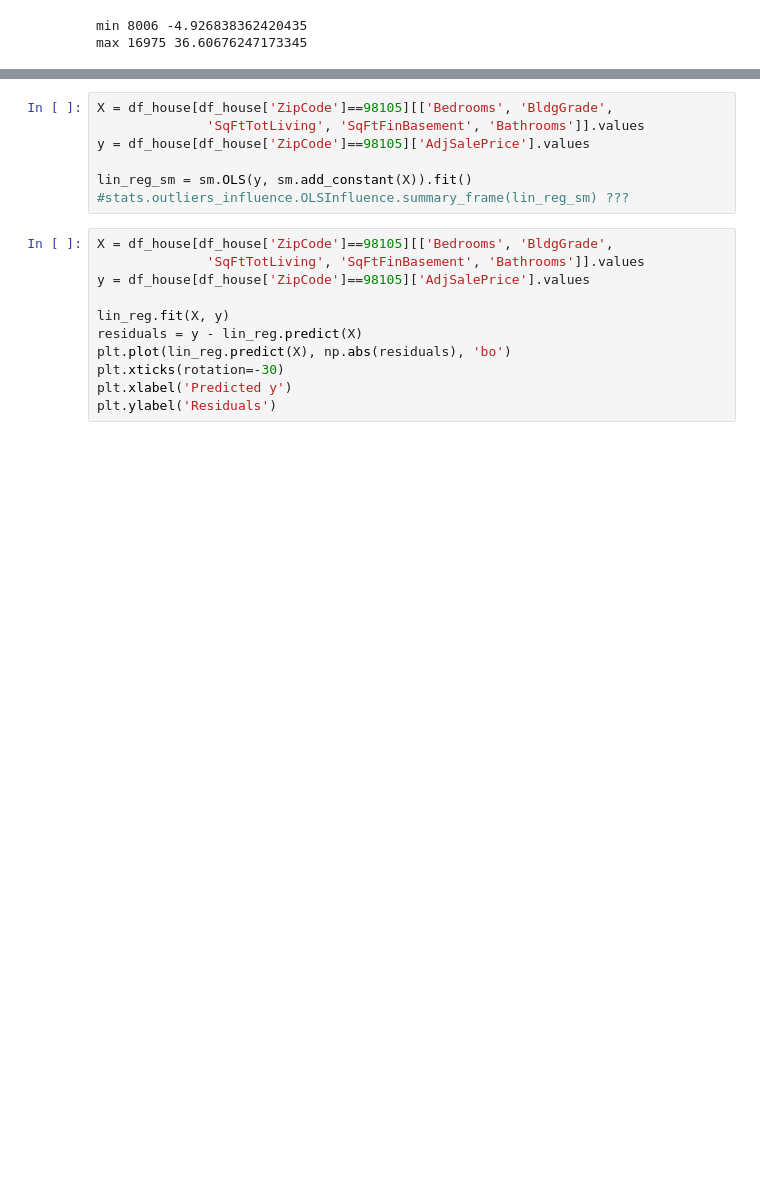
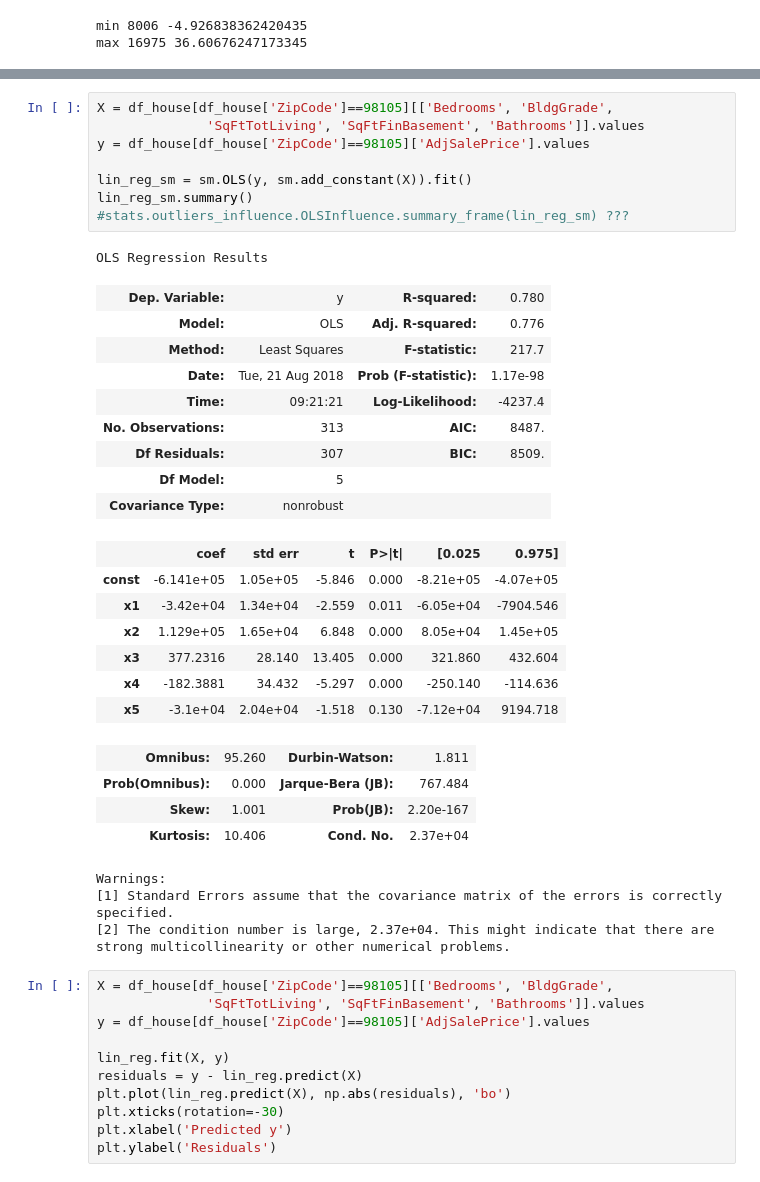
Before and after one commit to MingliangZhou/stat_ds, a Jupyter notebook: code/ch_4.ipynb, the cells around one changed output, grey strips where cells are left out. Drawn from its saved outputs; the diff is of its cells as text; blank space fills up the shorter version.

```diff
--- a/code/ch_4.ipynb
+++ b/code/ch_4.ipynb
@@ -540,10 +538,37 @@ plt.yscale('log', nonposy='clip')
 # %%
 X = df_house[df_house['ZipCode']==98105][['Bedrooms', 'BldgGrade',
               'SqFtTotLiving', 'SqFtFinBasement', 'Bathrooms']].values
 y = df_house[df_house['ZipCode']==98105]['AdjSalePrice'].values
 
 lin_reg_sm = sm.OLS(y, sm.add_constant(X)).fit()
+lin_reg_sm.summary()
 #stats.outliers_influence.OLSInfluence.summary_frame(lin_reg_sm) ???
+# %% [output]
+OLS Regression Results
+| Dep. Variable: | y | R-squared: | 0.780 |
+| Model: | OLS | Adj. R-squared: | 0.776 |
+| Method: | Least Squares | F-statistic: | 217.7 |
+| Date: | Tue, 21 Aug 2018 | Prob (F-statistic): | 1.17e-98 |
+| Time: | 09:21:21 | Log-Likelihood: | -4237.4 |
+| No. Observations: | 313 | AIC: | 8487. |
+| Df Residuals: | 307 | BIC: | 8509. |
+| Df Model: | 5 |  |  |
+| Covariance Type: | nonrobust |  |  |
+|  | coef | std err | t | P>|t| | [0.025 | 0.975] |
+| const | -6.141e+05 | 1.05e+05 | -5.846 | 0.000 | -8.21e+05 | -4.07e+05 |
+| x1 | -3.42e+04 | 1.34e+04 | -2.559 | 0.011 | -6.05e+04 | -7904.546 |
+| x2 | 1.129e+05 | 1.65e+04 | 6.848 | 0.000 | 8.05e+04 | 1.45e+05 |
+| x3 | 377.2316 | 28.140 | 13.405 | 0.000 | 321.860 | 432.604 |
+| x4 | -182.3881 | 34.432 | -5.297 | 0.000 | -250.140 | -114.636 |
+| x5 | -3.1e+04 | 2.04e+04 | -1.518 | 0.130 | -7.12e+04 | 9194.718 |
+| Omnibus: | 95.260 | Durbin-Watson: | 1.811 |
+| Prob(Omnibus): | 0.000 | Jarque-Bera (JB): | 767.484 |
+| Skew: | 1.001 | Prob(JB): | 2.20e-167 |
+| Kurtosis: | 10.406 | Cond. No. | 2.37e+04 |
+Warnings:
+[1] Standard Errors assume that the covariance matrix of the errors is correctly specified.
+[2] The condition number is large, 2.37e+04. This might indicate that there are
+strong multicollinearity or other numerical problems.
 # %%
 X = df_house[df_house['ZipCode']==98105][['Bedrooms', 'BldgGrade',
               'SqFtTotLiving', 'SqFtFinBasement', 'Bathrooms']].values
```
Also changed, not shown: parts of 22 cells of this notebook, 1 other file.
